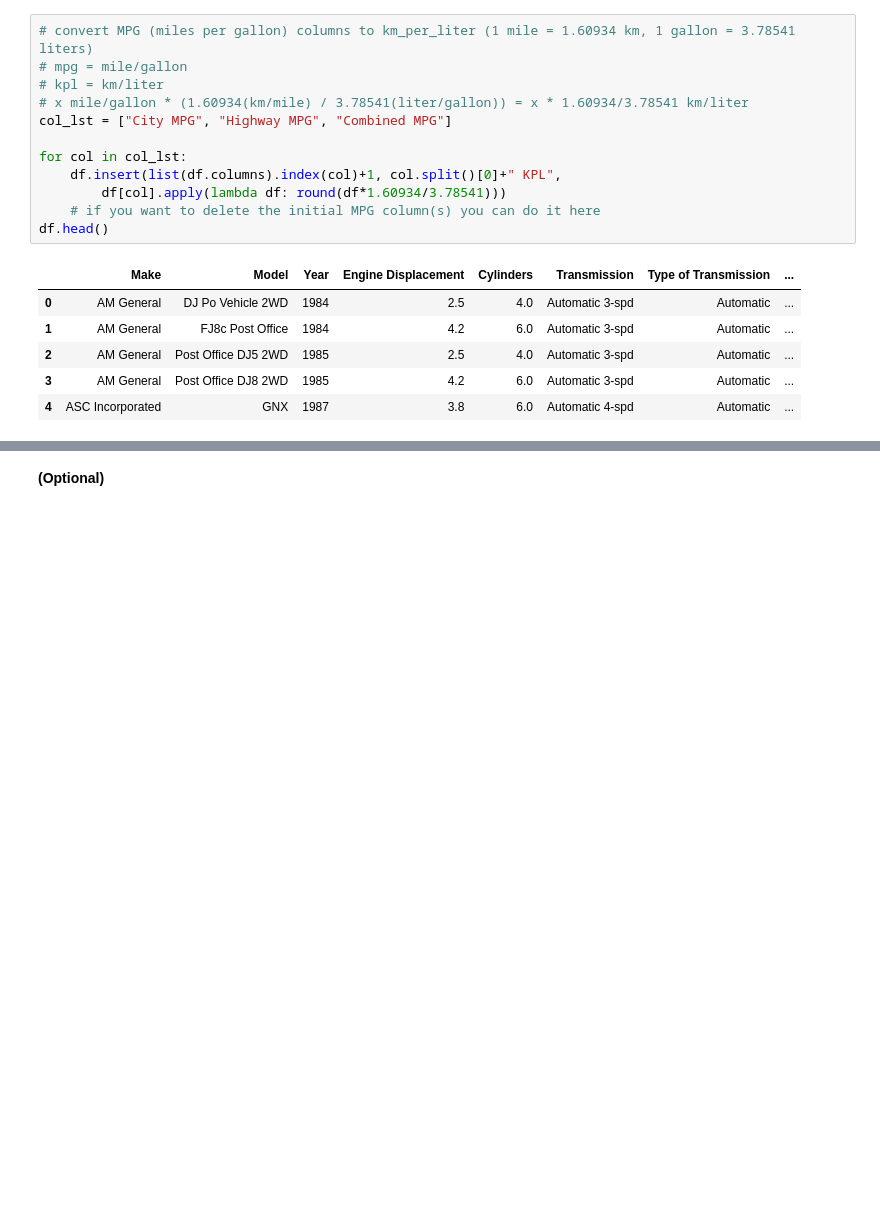
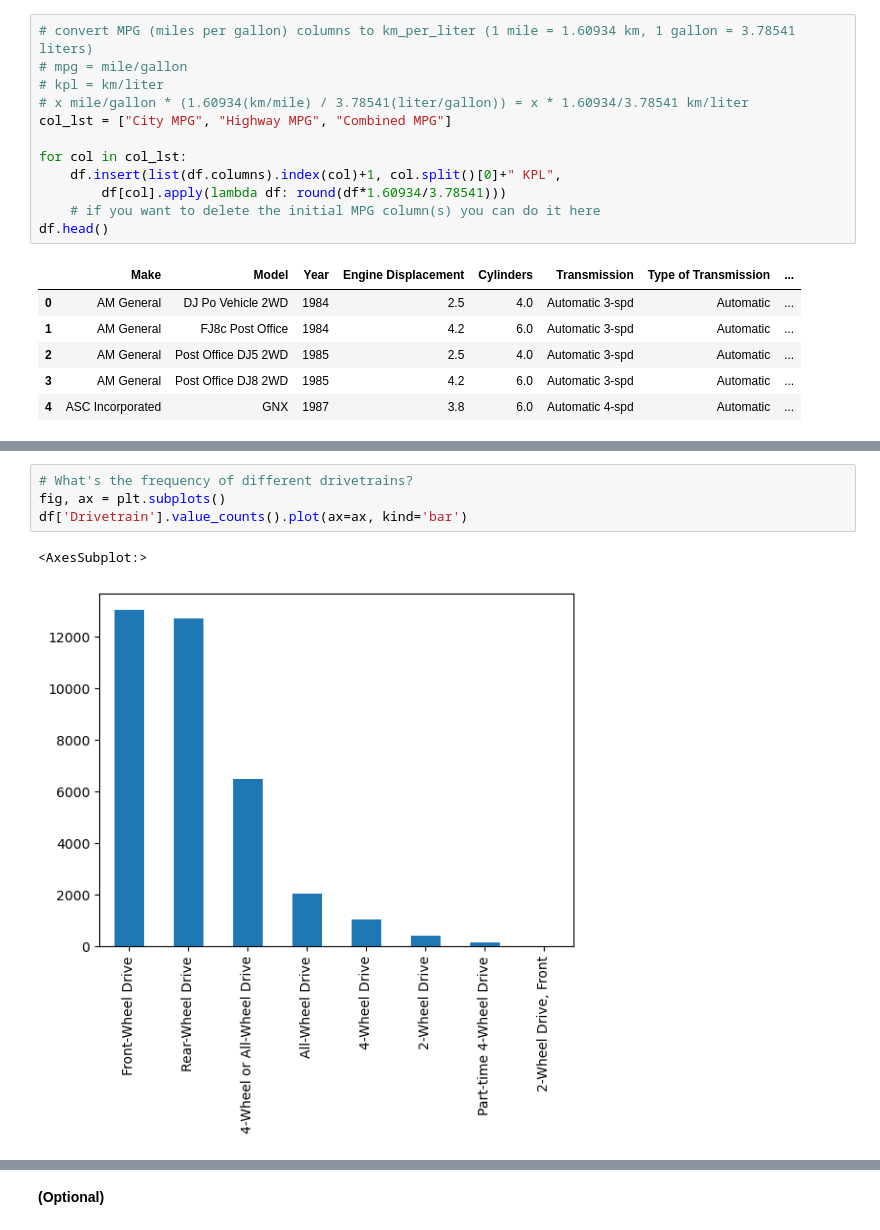
Before and after one commit to claradenken/Labs, a Jupyter notebook: Week_1/1021_Pandas/Lab_Pandas_part_1.ipynb, the cells around one changed output, grey strips where cells are left out. Drawn from its saved outputs; the diff is of its cells as text; blank space fills up the shorter version.

```diff
--- a/Week_1/1021_Pandas/Lab_Pandas_part_1.ipynb
+++ b/Week_1/1021_Pandas/Lab_Pandas_part_1.ipynb
@@ -170,0 +196,7 @@ df.head()
+# %%
+# What's the frequency of different drivetrains?
+fig, ax = plt.subplots()
+df['Drivetrain'].value_counts().plot(ax=ax, kind='bar')
+# %% [output]
+<AxesSubplot:>
+[figure, added]
```
Also changed, not shown: parts of 13 cells of this notebook.
